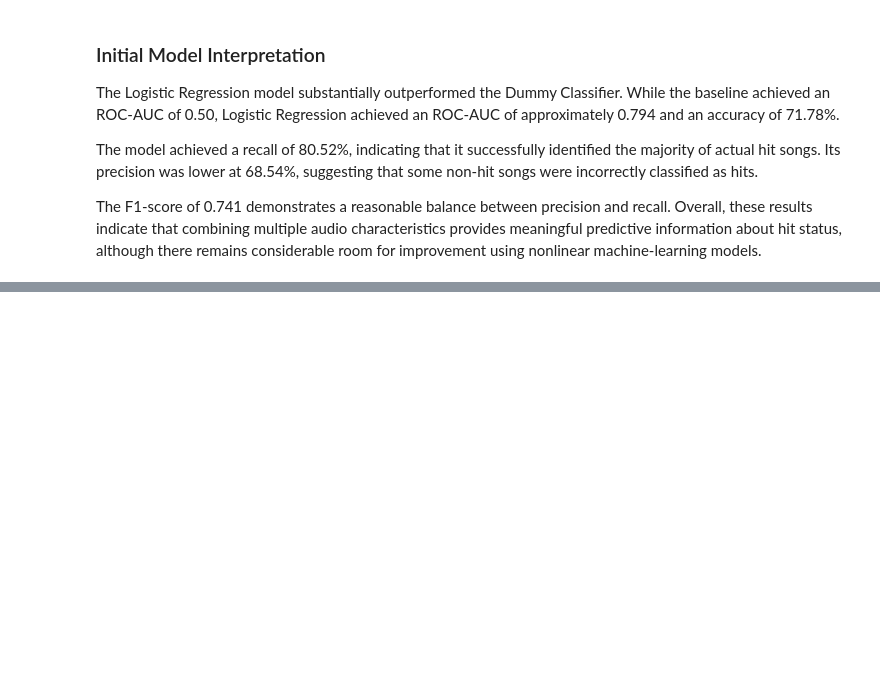
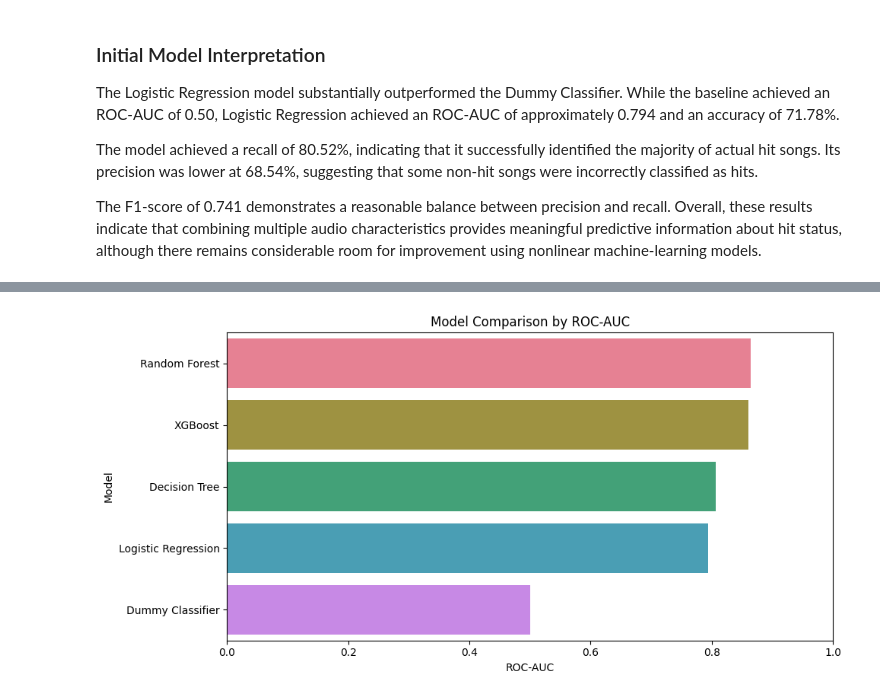
Before and after one commit to ShahriarKamal2/HitPredict-AI-Predicting-Billboard-Hit-Songs-Using-Machine-Learning, a Jupyter notebook: 02_Hit_Song_Modelling.ipynb, the cells around one changed output, grey strips where cells are left out. Cells and saved outputs as stored; diff of their text form; code cells hidden in the pictures; blank space fills up the shorter version.

```diff
--- a/02_Hit_Song_Modelling.ipynb
+++ b/02_Hit_Song_Modelling.ipynb
@@ -572,0 +1056,26 @@ machine-learning models.
+# %%
+comparison_plot = (
+    model_results
+    .sort_values("ROC-AUC", ascending=False)
+)
+
+plt.figure(figsize=(10, 5))
+
+sns.barplot(
+    data=comparison_plot,
+    x="ROC-AUC",
+    y="Model",
+    hue="Model",
+    palette="husl",
+    legend=False
+)
+
+plt.title("Model Comparison by ROC-AUC")
+plt.xlabel("ROC-AUC")
+plt.ylabel("Model")
+plt.xlim(0, 1)
+
+plt.tight_layout()
+plt.show()
+# %% [output]
+[figure, added]
```
Also changed, not shown: parts of 72 cells of this notebook.
